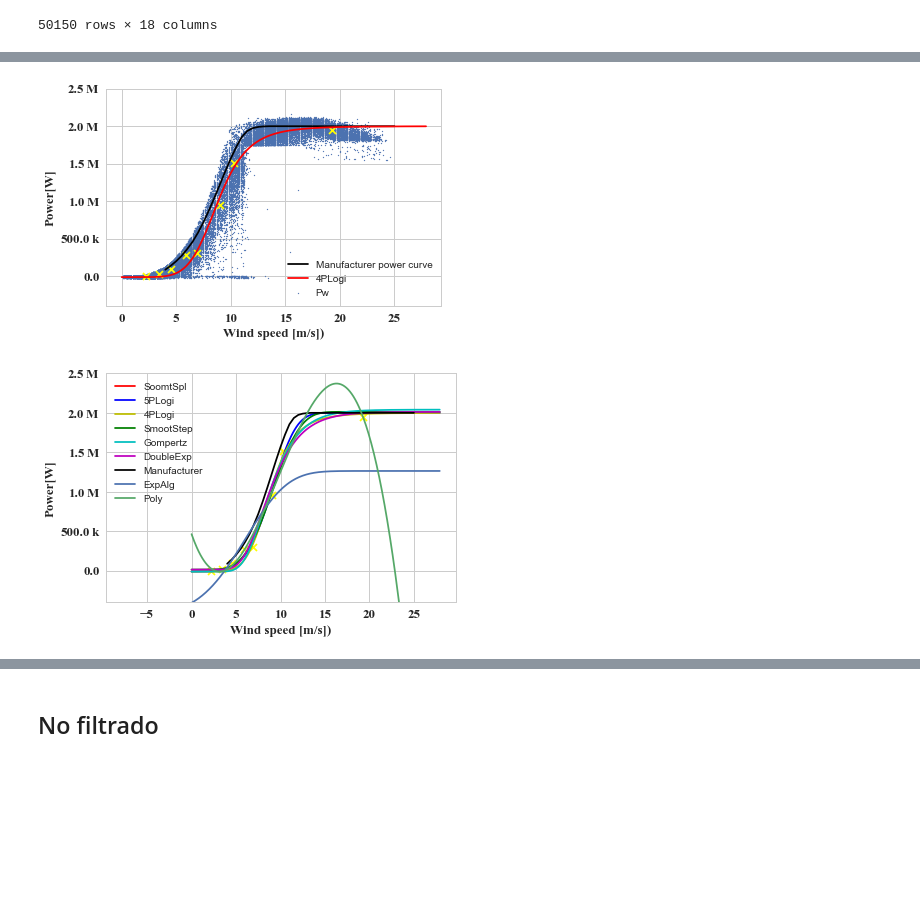
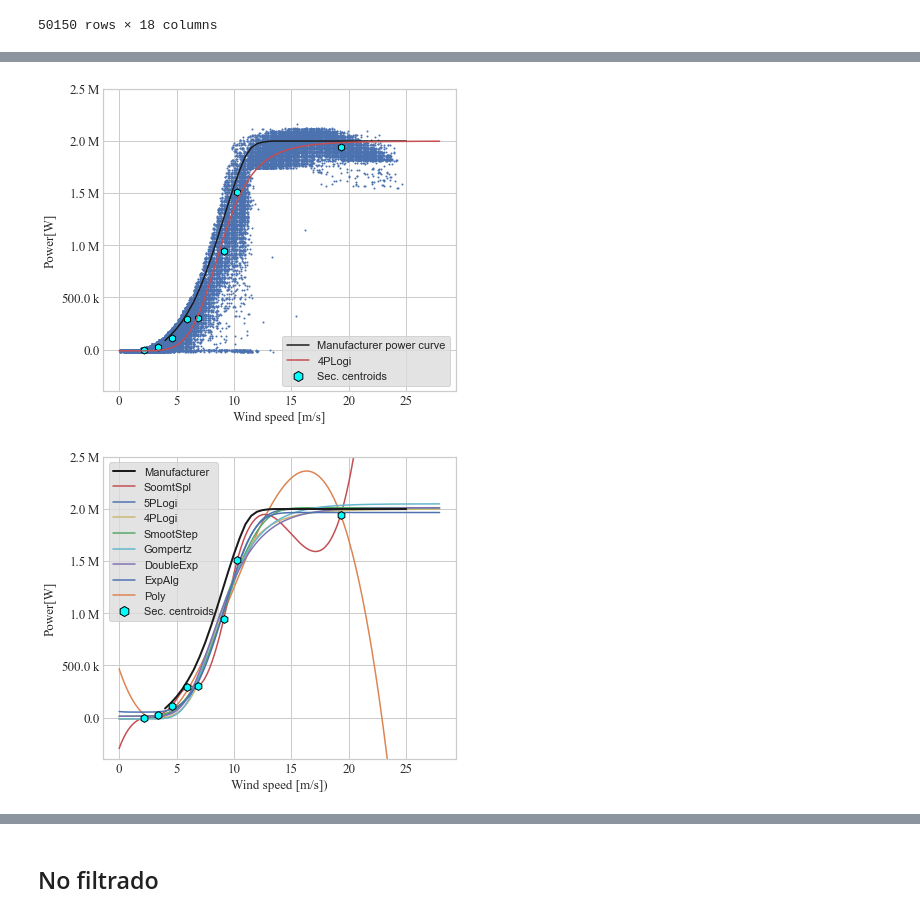
Before and after one commit to fernestomp/aero, a Jupyter notebook: curva_potencia_regres-reporte_V3.ipynb, the cells around one changed output, grey strips where cells are left out. Drawn from its saved outputs; the diff is of its cells as text; code cells hidden in the pictures; blank space fills up the shorter version.

```diff
--- a/curva_potencia_regres-reporte_V3.ipynb
+++ b/curva_potencia_regres-reporte_V3.ipynb
@@ -33,6 +35,7 @@ import numpy as np
 import matplotlib.pyplot as plt
 from mpl_toolkits.mplot3d import Axes3D
 import matplotlib.cm as cm
+import matplotlib.transforms as mtransforms
 
 from sklearn import cluster, datasets
 
@@ -54,7 +57,7 @@ from matplotlib.ticker import ScalarFormatter
 from matplotlib.ticker import EngFormatter
 import matplotlib.patheffects as path_effects #efectos de texto
 from matplotlib import rc, font_manager
-
+import matplotlib.lines as mlines# para crear las leyendas manuales (markers)
 
 import seaborn as sns
 sns.set()
@@ -78,10 +81,10 @@ locale.setlocale(locale.LC_ALL, "")
 ##### ANIMACION #####
 import matplotlib.animation as manimation
 #ubicacion de ffmpeg.exe
-plt.rcParams['animation.ffmpeg_path'] = 'C:\\Users\\mungu\\Anaconda3\\Library\\bin\\ffmpeg.exe'
+#plt.rcParams['animation.ffmpeg_path'] = 'C:\\Users\\mungu\\Anaconda3\\Library\\bin\\ffmpeg.exe'
 #plt.rcParams['animation.ffmpeg_path'] = 'C:\\Users\\ernesto\\Anaconda3\\pkgs\\ffmpeg-4.3.1-ha925a31_0\\Library\\bin\\ffmpeg.exe'
 
-FFMpegWriter = manimation.writers['ffmpeg']
+#FFMpegWriter = manimation.writers['ffmpeg']
 
 plt.rcParams.update({'figure.max_open_warning': 0})
 # %% [markdown]
@@ -987,16 +990,16 @@ flagsaveim =False #flag para indicar si se guardan las imagenes (no quiero que s
 # %%
 rutaxls = 'C:/Users/mungu/Documents/DatosWTG.xlsx'
 #rutaxls = 'C:\\Users\\ernesto\\Dropbox\\Doctorado\\datos\\DatosWTG.xlsx'
-rutaxlsCPot = 'Curva de potencia vestas 90.xlsx'
+rutaxlsCPot = 'C:/Users/mungu/Dropbox/Doctorado/Python/aero/Curva de potencia vestas 90.xlsx'
 
 #dataVPxls = pd.read_excel(rutaxls,usecols=[0,1,2],index_col=0,names=['vViento','Pacw'])
-dataVPxls = pd.read_excel(rutaxls,usecols=[0,1,2],index_col=0)
+dataVPxls = pd.read_excel(rutaxls,usecols=[0,1,2],index_col=0, engine='openpyxl')
 dataVPxls.columns =['vViento','Pacw']
 #agrego la columna de potencia instantanea sin filtrar
 #dataVPxls['Pw']= (dataVPxls.iloc[1:,1].values-dataVPxls.iloc[0:-1,1]) * np.pi*45**2
 print(len(dataVPxls))
 #dfCPot = pd.read_excel(rutaxlsCPot,usecols=[0,2],index_col=0,names=['pw'])#cambio esto en la nueva version
-dfCPot = pd.read_excel(rutaxlsCPot,usecols=[0,2],index_col=0)
+dfCPot = pd.read_excel(rutaxlsCPot,usecols=[0,2],index_col=0, engine='openpyxl')
 dfCPot.columns = ['pw']
 #marcando los datos faltantes asignando un nan a la fila completa
 datamk = dataVPxls
@@ -1031,7 +1034,7 @@ dataVP.drop([pd.to_datetime('2016-05-23 23:00:00')],inplace=True)
 
 #leyendo la direccion del viento
 #dataDirVxls = pd.read_excel(rutaxls,sheet_name=1, usecols=[0,1],index_col=0,names=['Dir'])
-dataDirVxls = pd.read_excel(rutaxls,sheet_name=1, usecols=[0,1],index_col=0)
+dataDirVxls = pd.read_excel(rutaxls,sheet_name=1, usecols=[0,1],index_col=0, engine='openpyxl')
 dataDirVxls.columns =['Dir']
 #limpiando datos
 #marcando los datos faltantes asignando un nan a la fila completa
@@ -3074,6 +3063,0 @@ lpng11 =np.sort(dfg11_0_neg.Pw.unique())[::-1]
-# %%
-lpng11_count=[]
-lpng11_hours= []
-for i in range(len(lpng11)):
-    lpng11_count.append(len(dfg11[dfg11.Pw==lpng11[i]]))
-    lpng11_hours.append(lpng11_count[i]*10/60)
@@ -4396,35 +4386,43 @@ plt.scatter(lcent[:,0],lcent[:,1],c='k',marker='x')
 dfVecVel_NCl,dataVP_NCl = clust2data(dvv,dvp)
 # %%
 #plot filtrado con solo la mejor funcion de ajuste
-plt.figure(212)
-plt.scatter(dataVP_NCl.vViento,dataVP_NCl.Pw,s=1)
+plt.figure(212,figsize=(6,5))
+plt.scatter(dataVP_NCl.vViento,dataVP_NCl.Pw,s=1, label='_nolegend_')
 formatter1 = EngFormatter(places=1, sep="\N{THIN SPACE}")  # U+2009
 ax1=plt.gca()
-ax1.set_ylabel('Potencia [W]')
-ax1.set_xlabel('Vel. de viento [m/s]')
+#ax1.set_ylabel('Potencia [W]')
+#ax1.set_xlabel('Vel. de viento [m/s]')
 ax1.yaxis.set_major_formatter(formatter1)
 plt.plot(dfCPot.index,dfCPot.pw,c='k',linestyle='-',label='Manufacturer power curve' )
 
 plt.plot(vviento, y_pred_logi4_vv,linestyle='-',c='r',label='4PLogi')
 
 plt.ylim(-4E5,2.5E6)
 
 for label in plt.gca().get_xticklabels():
     label.set_fontproperties(ticks_font)
 for label in plt.gca().get_yticklabels():
     label.set_fontproperties(ticks_font)
 #plt.scatter(lcent[:,0],lcent[:,1],c='k',marker='x')
-plt.scatter(sc_clean_x,sc_clean_y,c='yellow',marker='x')
-plt.xlabel('Wind speed [m/s])',fontsize=13,fontname ='Times New Roman')
+plt.scatter(sc_clean_x,sc_clean_y,c='aqua',marker='h',s=50,lw=1,edgecolor='black')
+plt.xlabel('Wind speed [m/s]',fontsize=13,fontname ='Times New Roman')
 plt.ylabel('Power[W]',fontsize=13,fontname ='Times New Roman')
-plt.legend()
+#obtnener las leyendas individuales
+handles, labels = plt.gca().get_legend_handles_labels()
+#crear una sola leyenda para los centroides secundarios
+legSecCentroids = mlines.Line2D([], [], color='aqua', marker='h', linestyle='None',
+                          markersize=10, label='Sec. centroids',markeredgecolor='black',markeredgewidth=1)
+#añadir los centroides secundarios a la leyenda
+handles.append(legSecCentroids)
+plt.legend(handles=handles,frameon=True,facecolor='gainsboro',loc='best')
+plt.tight_layout()
 if flagsaveim:
     plt.savefig('powerc_best_adjfunc.png')
 plt.savefig('powerc_best_adjfunc.png')
 
 plt.show()
 # %% [output]
-[figure, old version]
+[figure, new version]
 # %%
 fontsize = 13
 labelFontSize = 13
@@ -4435,21 +4433,21 @@ fontNameCluster = {'fontname':'Arial'}
 ticks_font = font_manager.FontProperties(family='Times New Roman', style='normal',
         size=labelFontSize, weight='normal', stretch='normal')
 #plot filtrado con todas las funciones de ajuste
-plt.figure(213)
+plt.figure(213,figsize=(6,5))
 #plt.scatter(dataVP_NCl.vViento,dataVP_NCl.Pw,s=1)
 formatter1 = EngFormatter(places=1, sep="\N{THIN SPACE}")  # U+2009
 ax1=plt.gca()
 ax1.yaxis.set_major_formatter(formatter1)
 
-plt.plot(xs, ys,'r',label='SoomtSpl')#smothing spline
-plt.plot(vviento, y_pred_logi5_vv,linestyle='-',c='b',label='5PLogi')
-plt.plot(vviento, y_pred_logi4_vv,linestyle='-',c='y',label='4PLogi')
-plt.plot(vviento, y_pred_smooStep_vv,linestyle='-',c='g',label='SmootStep')
-plt.plot(vviento, y_pred_gompertz_vv,linestyle='-',c='c',label='Gompertz')
-plt.plot(vviento, y_pred_dbExp_vv,linestyle='-',c='m',label='DoubleExp')
-plt.plot(dfCPot.index,dfCPot.pw,c='k',linestyle='-',label='Manufacturer')
-plt.plot(vviento, y_pred_alg_vv,linestyle='-',label='ExpAlg')
-_ = plt.plot(xp, polyf(xp), '-',label='Poly')
+plt.plot(dfCPot.index,dfCPot.pw,c='k',linestyle='-',label='Manufacturer',zorder=9,lw=2)
+plt.plot(xs, ys,'r',label='SoomtSpl',zorder=2)#smothing spline
+plt.plot(vviento, y_pred_logi5_vv,linestyle='-',c='b',label='5PLogi',zorder=3)
+plt.plot(vviento, y_pred_logi4_vv,linestyle='-',c='y',label='4PLogi',zorder=4)
+plt.plot(vviento, y_pred_smooStep_vv,linestyle='-',c='g',label='SmootStep',zorder=5)
+plt.plot(vviento, y_pred_gompertz_vv,linestyle='-',c='c',label='Gompertz',zorder=6)
+plt.plot(vviento, y_pred_dbExp_vv,linestyle='-',c='m',label='DoubleExp',zorder=7)
+plt.plot(vviento, y_pred_alg_vv,linestyle='-',label='ExpAlg',zorder=8)
+_ = plt.plot(xp, polyf(xp), '-',label='Poly',zorder=1)
 plt.ylim(-4E5,2.5E6)
 
 for label in plt.gca().get_xticklabels():
@@ -4458,10 +4456,18 @@ for label in plt.gca().get_yticklabels():
     label.set_fontproperties(ticks_font)
 
 #plt.scatter(lcent[:,0],lcent[:,1],c='k',marker='x')
-plt.scatter(sc_clean_x,sc_clean_y,c='yellow',marker='x')
 plt.xlabel('Wind speed [m/s])',fontsize=13,**fontNameLabel )
 plt.ylabel('Power[W]',fontsize=13,**fontNameLabel )
-plt.legend()
+plt.scatter(sc_clean_x,sc_clean_y,c='aqua',marker='h',edgecolor='black',s=60,lw=1,zorder=10)
+#obtnener las leyendas individuales
+handles, labels = plt.gca().get_legend_handles_labels()
+#crear una sola leyenda para los centroides secundarios
+legSecCentroids = mlines.Line2D([], [], color='aqua', marker='h', linestyle='None',
+                          markersize=10, label='Sec. centroids',markeredgecolor='black',markeredgewidth=1)
+#añadir los centroides secundarios a la leyenda
+handles.append(legSecCentroids)
+plt.legend(handles=handles,frameon=True,facecolor='gainsboro',loc='upper left')
+
 plt.tight_layout()
 if flagsaveim:
     plt.savefig('adjfuncplot.png')
@@ -4472,4 +4478,4 @@ plt.show()
 
 #  Diferencia entre curva calculada filtrada y sin filtrar (estados no, pero límite de Betz sí) (no tiene caso, el grupo 11 mueve toda la curva y no sirve para nada)
 # %% [output]
-[figure, old version]
+[figure, new version]
```
Also changed, not shown: parts of 101 cells of this notebook.
